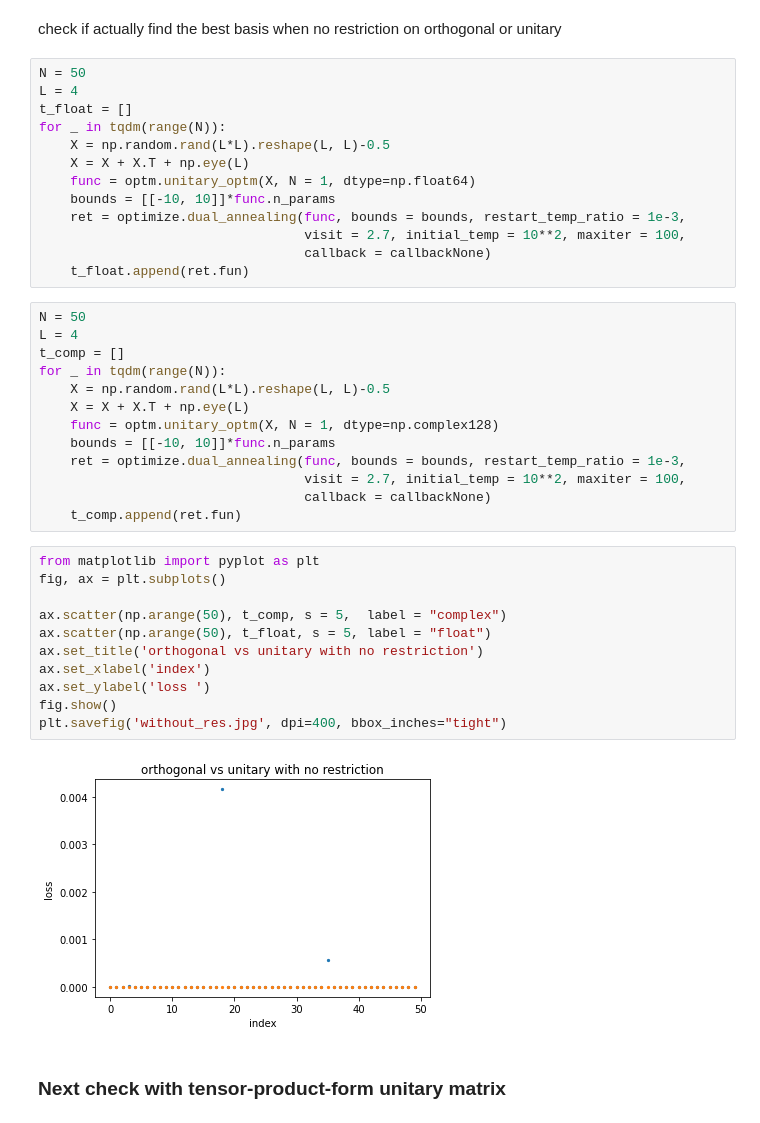
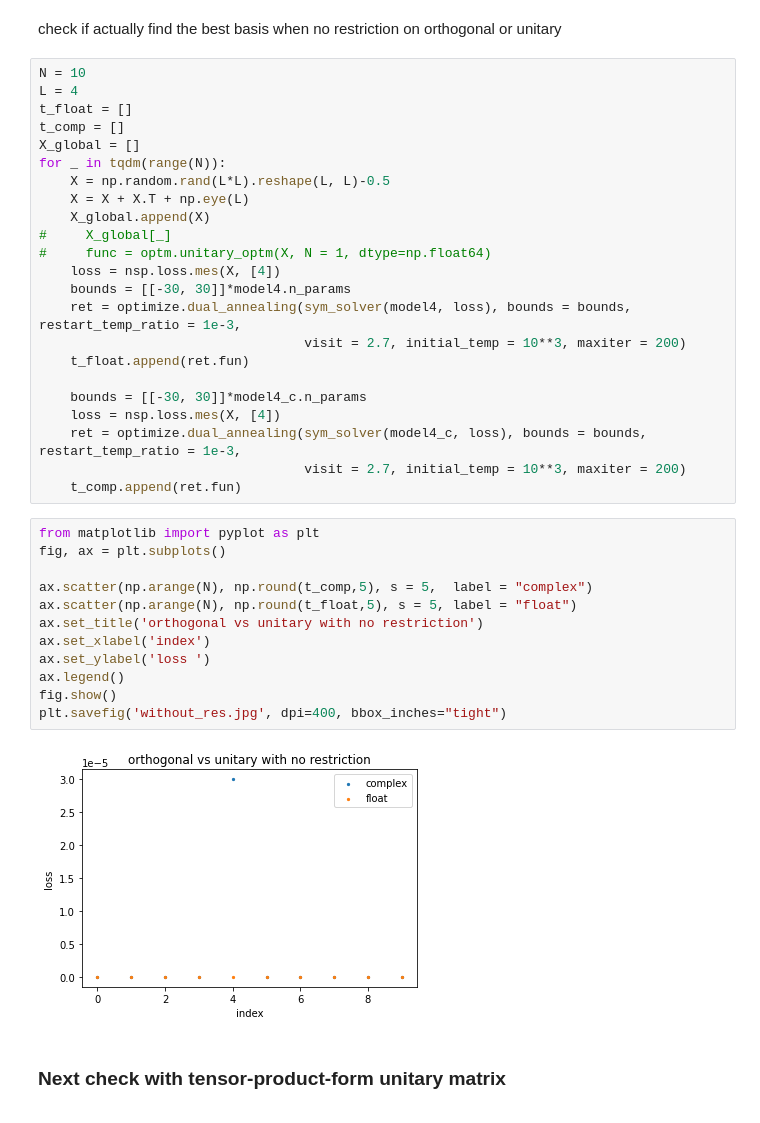
Before and after one commit to MKrbm/worms, a Jupyter notebook: python/nsp/unitary_vs_orthogonal.ipynb, the cells around one changed output. Cells and saved outputs as stored; diff of their text form.

```diff
--- a/python/nsp/unitary_vs_orthogonal.ipynb
+++ b/python/nsp/unitary_vs_orthogonal.ipynb
@@ -80,44 +102,42 @@ import scipy.optimize as optimize
 # %% [markdown]
 check if actually find the best basis when no restriction on orthogonal or unitary
 # %%
-N = 50
+N = 10
 L = 4
 t_float = []
+t_comp = []
+X_global = []
 for _ in tqdm(range(N)):
     X = np.random.rand(L*L).reshape(L, L)-0.5
     X = X + X.T + np.eye(L)
-    func = optm.unitary_optm(X, N = 1, dtype=np.float64)
-    bounds = [[-10, 10]]*func.n_params
-    ret = optimize.dual_annealing(func, bounds = bounds, restart_temp_ratio = 1e-3,
-                                  visit = 2.7, initial_temp = 10**2, maxiter = 100,
-                                  callback = callbackNone)
+    X_global.append(X)
+#     X_global[_]
+#     func = optm.unitary_optm(X, N = 1, dtype=np.float64)
+    loss = nsp.loss.mes(X, [4])
+    bounds = [[-30, 30]]*model4.n_params
+    ret = optimize.dual_annealing(sym_solver(model4, loss), bounds = bounds, restart_temp_ratio = 1e-3,
+                                  visit = 2.7, initial_temp = 10**3, maxiter = 200)
     t_float.append(ret.fun)
+
+    bounds = [[-30, 30]]*model4_c.n_params
+    loss = nsp.loss.mes(X, [4])
+    ret = optimize.dual_annealing(sym_solver(model4_c, loss), bounds = bounds, restart_temp_ratio = 1e-3,
+                                  visit = 2.7, initial_temp = 10**3, maxiter = 200)
+    t_comp.append(ret.fun)
-# %%
-N = 50
-L = 4
-t_comp = []
-for _ in tqdm(range(N)):
-    X = np.random.rand(L*L).reshape(L, L)-0.5
-    X = X + X.T + np.eye(L)
-    func = optm.unitary_optm(X, N = 1, dtype=np.complex128)
-    bounds = [[-10, 10]]*func.n_params
-    ret = optimize.dual_annealing(func, bounds = bounds, restart_temp_ratio = 1e-3,
-                                  visit = 2.7, initial_temp = 10**2, maxiter = 100,
-                                  callback = callbackNone)
-    t_comp.append(ret.fun)
 # %%
 from matplotlib import pyplot as plt
 fig, ax = plt.subplots()
 
-ax.scatter(np.arange(50), t_comp, s = 5,  label = "complex")
-ax.scatter(np.arange(50), t_float, s = 5, label = "float")
+ax.scatter(np.arange(N), np.round(t_comp,5), s = 5,  label = "complex")
+ax.scatter(np.arange(N), np.round(t_float,5), s = 5, label = "float")
 ax.set_title('orthogonal vs unitary with no restriction')
 ax.set_xlabel('index')
 ax.set_ylabel('loss ')
+ax.legend()
 fig.show()
 plt.savefig('without_res.jpg', dpi=400, bbox_inches="tight")
 # %% [output]
-[figure, old version]
+[figure, new version]
 # %% [markdown]
 ### Next check with tensor-product-form unitary matrix
 # %%
```
Also changed, not shown: parts of 35 cells of this notebook.
